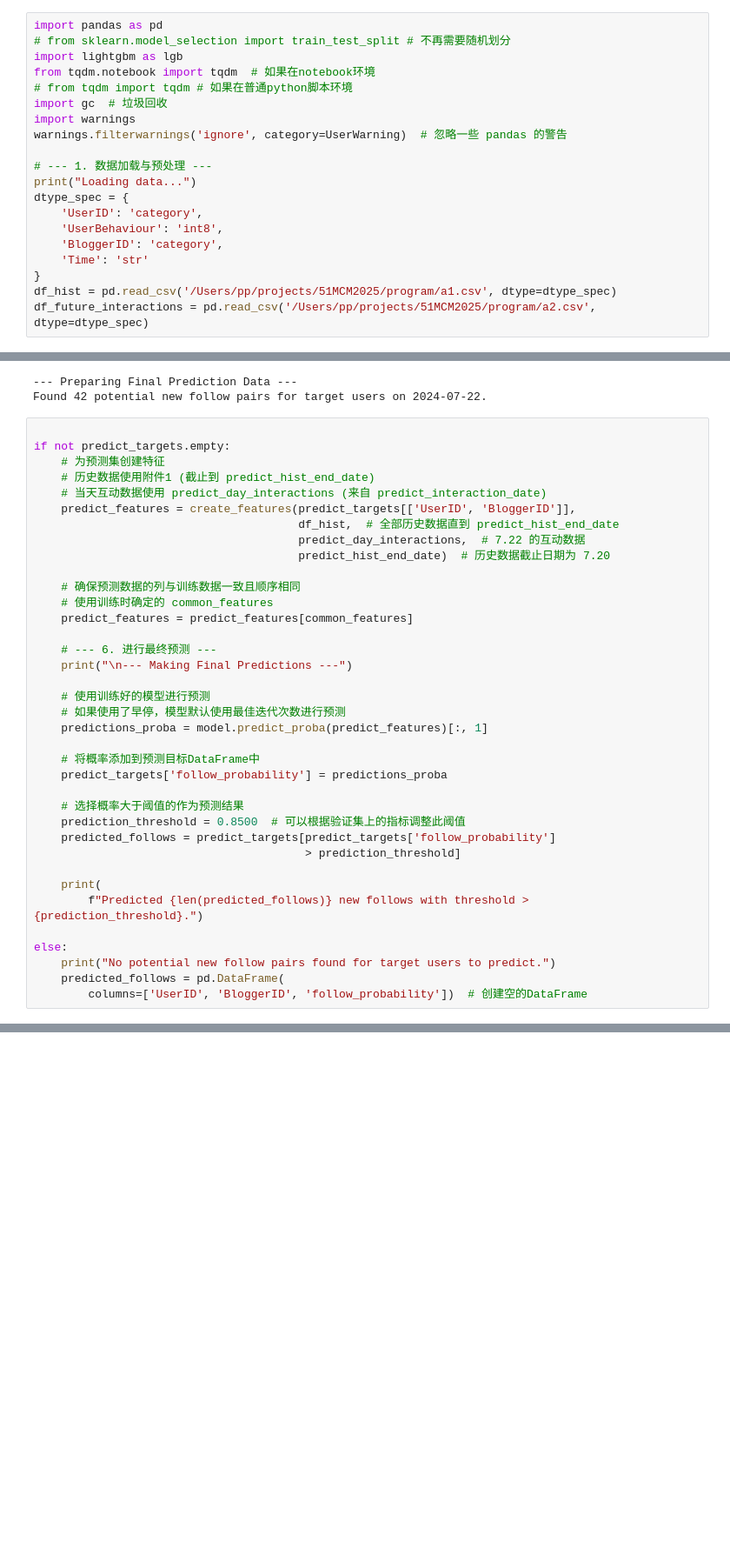
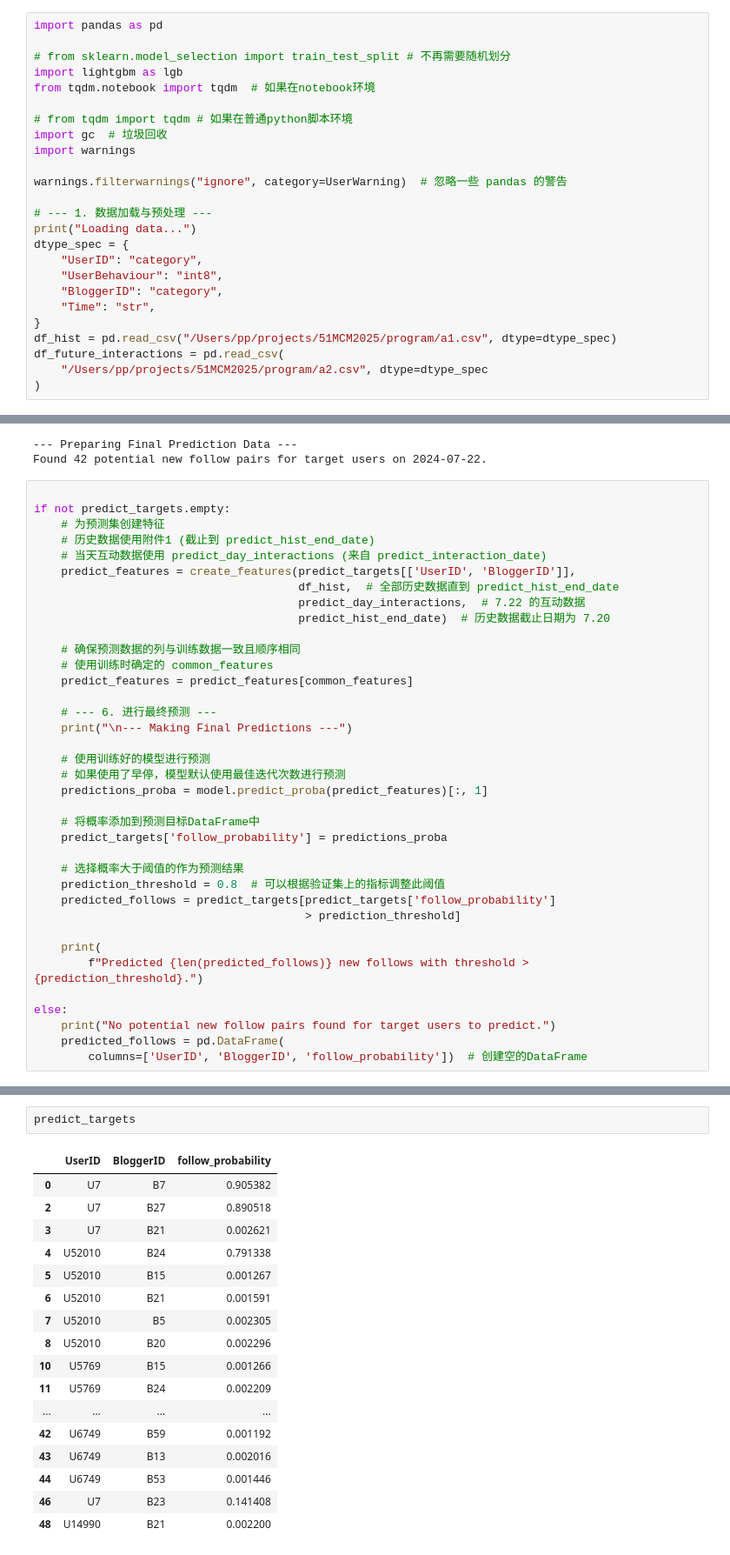
Before and after one commit to PPKunOfficial/2025-51MCMProblemC, a Jupyter notebook: p2_lightgbm.ipynb, the cells around one changed output, grey strips where cells are left out. Shown at 87% size. Drawn from its saved outputs; the diff is of its cells as text; blank space fills up the shorter version.

```diff
--- a/p2_lightgbm.ipynb
+++ b/p2_lightgbm.ipynb
@@ -1,23 +1,28 @@
 # %%
 import pandas as pd
+
 # from sklearn.model_selection import train_test_split # 不再需要随机划分
 import lightgbm as lgb
 from tqdm.notebook import tqdm  # 如果在notebook环境
+
 # from tqdm import tqdm # 如果在普通python脚本环境
 import gc  # 垃圾回收
 import warnings
-warnings.filterwarnings('ignore', category=UserWarning)  # 忽略一些 pandas 的警告
+
+warnings.filterwarnings("ignore", category=UserWarning)  # 忽略一些 pandas 的警告
 
 # --- 1. 数据加载与预处理 ---
 print("Loading data...")
 dtype_spec = {
-    'UserID': 'category',
-    'UserBehaviour': 'int8',
-    'BloggerID': 'category',
-    'Time': 'str'
+    "UserID": "category",
+    "UserBehaviour": "int8",
+    "BloggerID": "category",
+    "Time": "str",
 }
-df_hist = pd.read_csv('/Users/pp/projects/51MCM2025/program/a1.csv', dtype=dtype_spec)
-df_future_interactions = pd.read_csv('/Users/pp/projects/51MCM2025/program/a2.csv', dtype=dtype_spec)
+df_hist = pd.read_csv("/Users/pp/projects/51MCM2025/program/a1.csv", dtype=dtype_spec)
+df_future_interactions = pd.read_csv(
+    "/Users/pp/projects/51MCM2025/program/a2.csv", dtype=dtype_spec
+)
 # %% [output]
 Loading data...
 # %%
@@ -520,7 +525,7 @@ if not predict_targets.empty:
     predict_targets['follow_probability'] = predictions_proba
 
     # 选择概率大于阈值的作为预测结果
-    prediction_threshold = 0.8500  # 可以根据验证集上的指标调整此阈值
+    prediction_threshold = 0.8  # 可以根据验证集上的指标调整此阈值
     predicted_follows = predict_targets[predict_targets['follow_probability']
                                         > prediction_threshold]
 
@@ -540,3 +545,23 @@ Predicted 4 new follows with threshold > 0.85.
+# %%
+predict_targets
+# %% [output]
+|  | UserID | BloggerID | follow_probability |
+| 0 | U7 | B7 | 0.905382 |
+| 2 | U7 | B27 | 0.890518 |
+| 3 | U7 | B21 | 0.002621 |
+| 4 | U52010 | B24 | 0.791338 |
+| 5 | U52010 | B15 | 0.001267 |
+| 6 | U52010 | B21 | 0.001591 |
+| 7 | U52010 | B5 | 0.002305 |
+| 8 | U52010 | B20 | 0.002296 |
+| 10 | U5769 | B15 | 0.001266 |
+| 11 | U5769 | B24 | 0.002209 |
+| ... | ... | ... | ... |
+| 42 | U6749 | B59 | 0.001192 |
+| 43 | U6749 | B13 | 0.002016 |
+| 44 | U6749 | B53 | 0.001446 |
+| 46 | U7 | B23 | 0.141408 |
+| 48 | U14990 | B21 | 0.002200 |
 # %%
 
 # --- 7. 输出结果 ---
```
Also changed, not shown: parts of 4 cells of this notebook, 1 other file.
